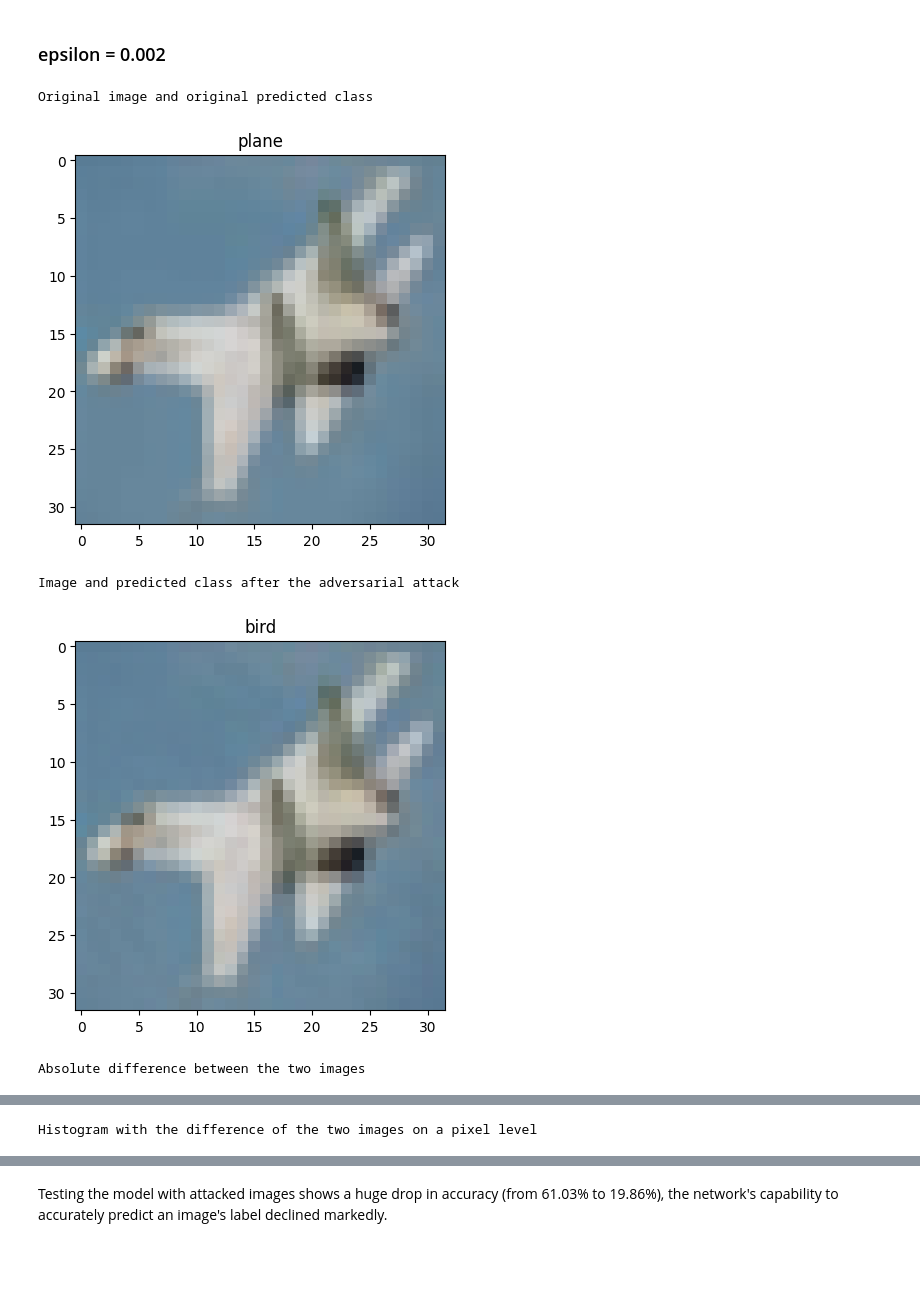
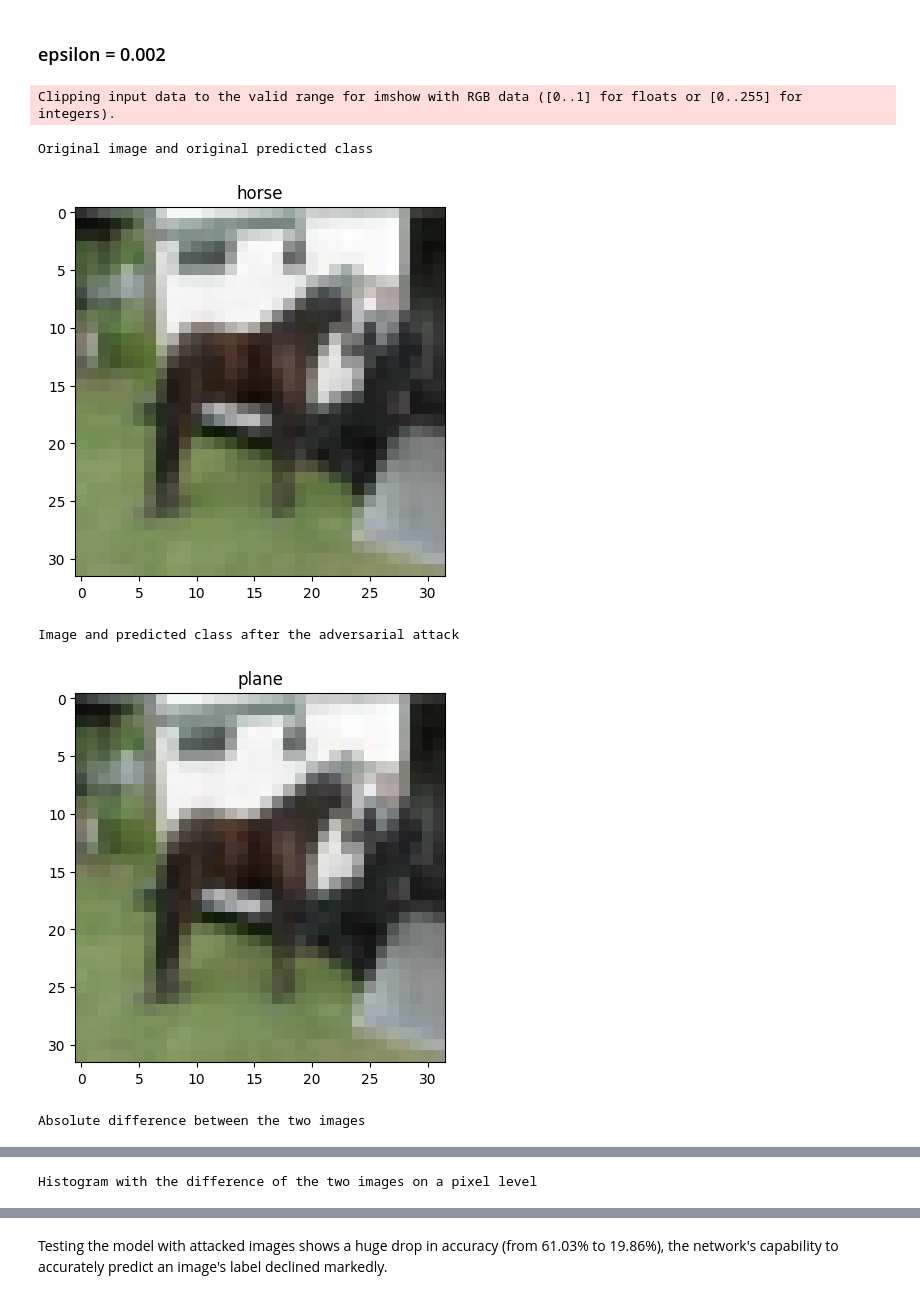
Before and after one commit to Sossio699/DLA, a Jupyter notebook: Lab4/Lab4_OOD.ipynb, the cells around one changed output, grey strips where cells are left out. Drawn from its saved outputs; the diff is of its cells as text; code cells hidden in the pictures; blank space fills up the shorter version.

```diff
--- a/Lab4/Lab4_OOD.ipynb
+++ b/Lab4/Lab4_OOD.ipynb
@@ -138,9 +138,9 @@ model.load_state_dict(torch.load('./cifar10_CNN.pth', map_location=torch.device(
 # %% [output]
 <All keys matched successfully>
 # %%
-# USE THIS CELL TO TRAIN MODEL FROM SCRATCH.
+# Use this cell to train model from scratch
 model = CNN().to(device)
-training(model, dl_train, epochs = 50)
+train(model, dl_train, epochs = 50)
 # %% [markdown]
 Evaluating the model, the code also generates a Confusion Matrix.
 # %%
@@ -222,9 +228,9 @@ ds_cifar100_subset = CIFAR100Subset(
 cifar100_sub_classes= ds_cifar100_subset.get_class_names()
 print(f'Cifar100 subset classes: {cifar100_sub_classes}')
 
-dl_cifar100 = torch.utils.data.DataLoader(ds_cifar100_subset, batch_size=batch_size, shuffle=True, num_workers=2)
+dl_fake2 = torch.utils.data.DataLoader(ds_cifar100_subset, batch_size=batch_size, shuffle=True, num_workers=2)
 # Showing some images
-x, _ = next(iter(dl_cifar100))
+x, _ = next(iter(dl_fake2))
 grid_img = torchvision.utils.make_grid(inv_norm(x), nrow=20)
 plt.figure(figsize=(8,8))
 plt.imshow(grid_img.permute(1, 2, 0))
@@ -254,9 +260,9 @@ def compute_scores(model, data_loader, score_fun):
     scores=[]
 
     for data in data_loader:
-        x, y = data
-        x, y = x.to(device), y.to(device)
-        output = model(x)
+        images, _ = data
+        images = images.to(device)
+        output = model(images)
         s = score_fun(output)
         scores.append(s)
 
@@ -266,7 +272,7 @@ def compute_scores(model, data_loader, score_fun):
 # Scores with max_logit
 scores_test = compute_scores(model, dl_test, max_logit)
 scores_fake = compute_scores(model, dl_fake, max_logit)
-scores_fake2 = compute_scores(model, dl_cifar100, max_logit)
+scores_fake2 = compute_scores(model, dl_fake2, max_logit)
 
 plt.plot(sorted(scores_test.detach().cpu()), label='ID')
 plt.plot(sorted(scores_fake.detach().cpu()), label='OOD Fake')
@@ -289,7 +295,7 @@ plt.legend()
 temp = 1000
 scores_test_ms = compute_scores(model, dl_test, lambda l: max_softmax(l, T=temp))
 scores_fake_ms = compute_scores(model, dl_fake, lambda l: max_softmax(l, T=temp))
-scores_fake2_ms = compute_scores(model, dl_cifar100, lambda l: max_softmax(l, T=temp))
+scores_fake2_ms = compute_scores(model, dl_fake2, lambda l: max_softmax(l, T=temp))
 
 plt.plot(sorted(scores_test_ms.detach().cpu()), label='ID')
 plt.plot(sorted(scores_fake_ms.detach().cpu()), label='OOD Fake')
@@ -464,27 +470,28 @@ def Compare_img(image, first_out, adv_image, output):
 # %%
 # Small enough to not be able to distinguish between the original image and the attacked image
 eps = 0.002
 
 # Get some test images
 for data in dl_test:
     images, labels = data
     break
 
 # Attack the images
 fgsm = FGSM(epsilon = eps, num_steps = 5)
 avd_images, outputs = fgsm.attack(images, labels, model)
 
 # Select a particular image to show the result
-id_image=10
+id_image = 20
 # Calculate first output of the model given the real image
 first_out = model(images.to(device))
 # Print image, compare the assiged label before and after the attack
 Compare_img(images[id_image], first_out[id_image], avd_images[id_image], outputs[id_image])
 # %% [output]
-Original image and original predicted class
+Clipping input data to the valid range for imshow with RGB data ([0..1] for floats or [0..255] for integers).
+Original image and original predicted class
-[figure, old version]
+[figure, new version]
-Image and predicted class after the adversarial attack
+Image and predicted class after the adversarial attack
-[figure, old version]
+[figure, new version]
-Absolute difference between the two images
+Absolute difference between the two images
 [figure]
-Histogram with the difference of the two images on a pixel level
+Histogram with the difference of the two images on a pixel level
```
Also changed, not shown: parts of 39 cells of this notebook.
